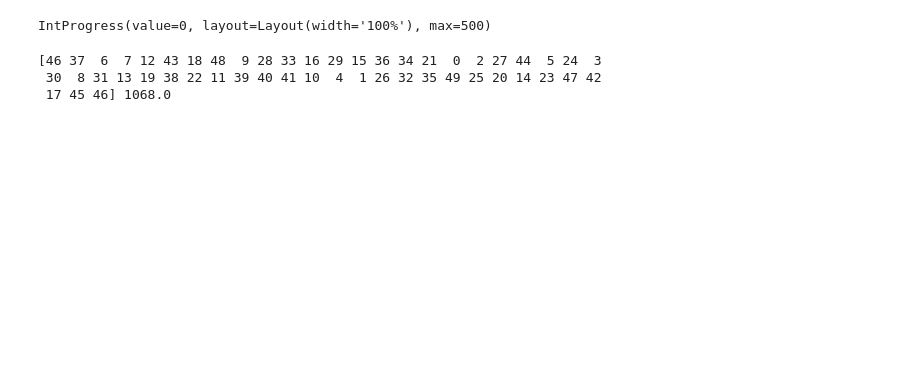
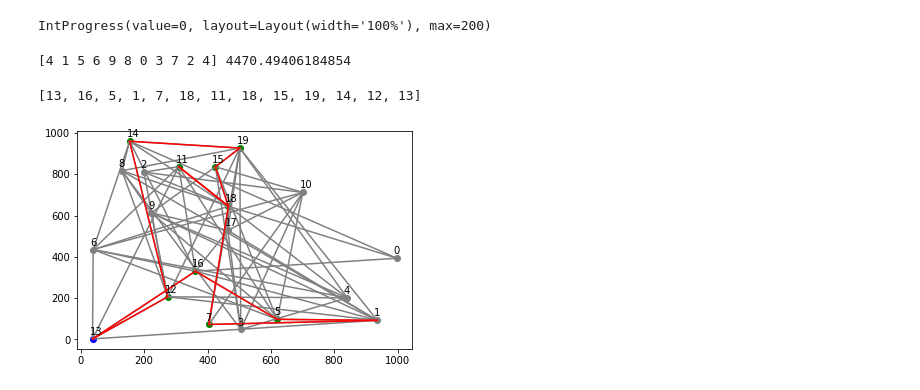
Before and after one commit to Adrien-Nicolas/Algo_avance, a Jupyter notebook: code/hugo.ipynb, the cells around one changed output. Saved outputs shown, nothing was run; the diff lists cells and outputs as text; code cells hidden in the pictures; blank space fills up the shorter version.

```diff
--- a/code/hugo.ipynb
+++ b/code/hugo.ipynb
@@ -120,9 +120,30 @@ def evolve(population, complete_graph, interval, interval_vertex_index):
     population = generate_decency(population_number, best_people, complete_graph, interval, interval_vertex_index)
   bar.close()
   return best_path, best_weight, all_best_weights
+
+def plot_graph(path, graph, all_vertex, all_verticies, start_vertex):
+  for i in range(len(graph) - 1):
+    for j in range(i + 1, len(graph)):
+      if graph[i, j] != np.inf:
+        x = [all_vertex[i][0], all_vertex[j][0]]
+        y = [all_vertex[i][1], all_vertex[j][1]]
+        plt.plot(x, y, color = "gray")
+  for i in range(len(path) - 1):
+    x = [all_vertex[path[i]][0], all_vertex[path[i+1]][0]]
+    y = [all_vertex[path[i]][1], all_vertex[path[i+1]][1]]
+    plt.plot(x, y, color = "red")
+  for i in range(len(all_vertex)):
+    if(i == start_vertex):
+      plt.scatter(all_vertex[i][0], all_vertex[i][1], color = "blue")
+    elif(i in all_verticies):
+      plt.scatter(all_vertex[i][0], all_vertex[i][1], color = "green")
+    else:
+      plt.scatter(all_vertex[i][0], all_vertex[i][1], color = "gray")
+    plt.text(all_vertex[i][0] - 10, all_vertex[i][1] + 20, str(i))
+  plt.show()
 # %%
 import pickle
-with open("data.pickle", "rb") as file:
+with open("data_extra_small_non_complet.pickle", "rb") as file:
   data = pickle.load(file)
 
 graph = data["graph"]
@@ -134,15 +155,21 @@ start_vertex_index = data["start_vertex_index"]
 interval_vertex = data["interval_vertex"]
 interval_vertex_index = data["interval_vertex_index"]
 interval = data["interval"]
+all_vertex = data["all_vertex"]
 
 population = generate_population(population_number, complete_graph, interval, interval_vertex_index, start_vertex_index)
 best_path, best_weight, all_best_weights = evolve(population, complete_graph, interval, interval_vertex_index)
 print(best_path, best_weight)
 # %% [output]
-IntProgress(value=0, layout=Layout(width='100%'), max=500)
+IntProgress(value=0, layout=Layout(width='100%'), max=200)
-[46 37  6  7 12 43 18 48  9 28 33 16 29 15 36 34 21  0  2 27 44  5 24  3
- 30  8 31 13 19 38 22 11 39 40 41 10  4  1 26 32 35 49 25 20 14 23 47 42
- 17 45 46] 1068.0
+[4 1 5 6 9 8 0 3 7 2 4] 4470.49406184854
+# %%
+complete_path = get_complete_path(best_path, all_paths)
+print(complete_path)
+plot_graph(complete_path, graph, all_vertex, vertices_list, start_vertex)
+# %% [output]
+[13, 16, 5, 1, 7, 18, 11, 18, 15, 19, 14, 12, 13]
+[figure, added]
 # %%
 import matplotlib.pyplot as plt
 
```
Also changed, not shown: parts of 2 cells of this notebook, 4 other files.
